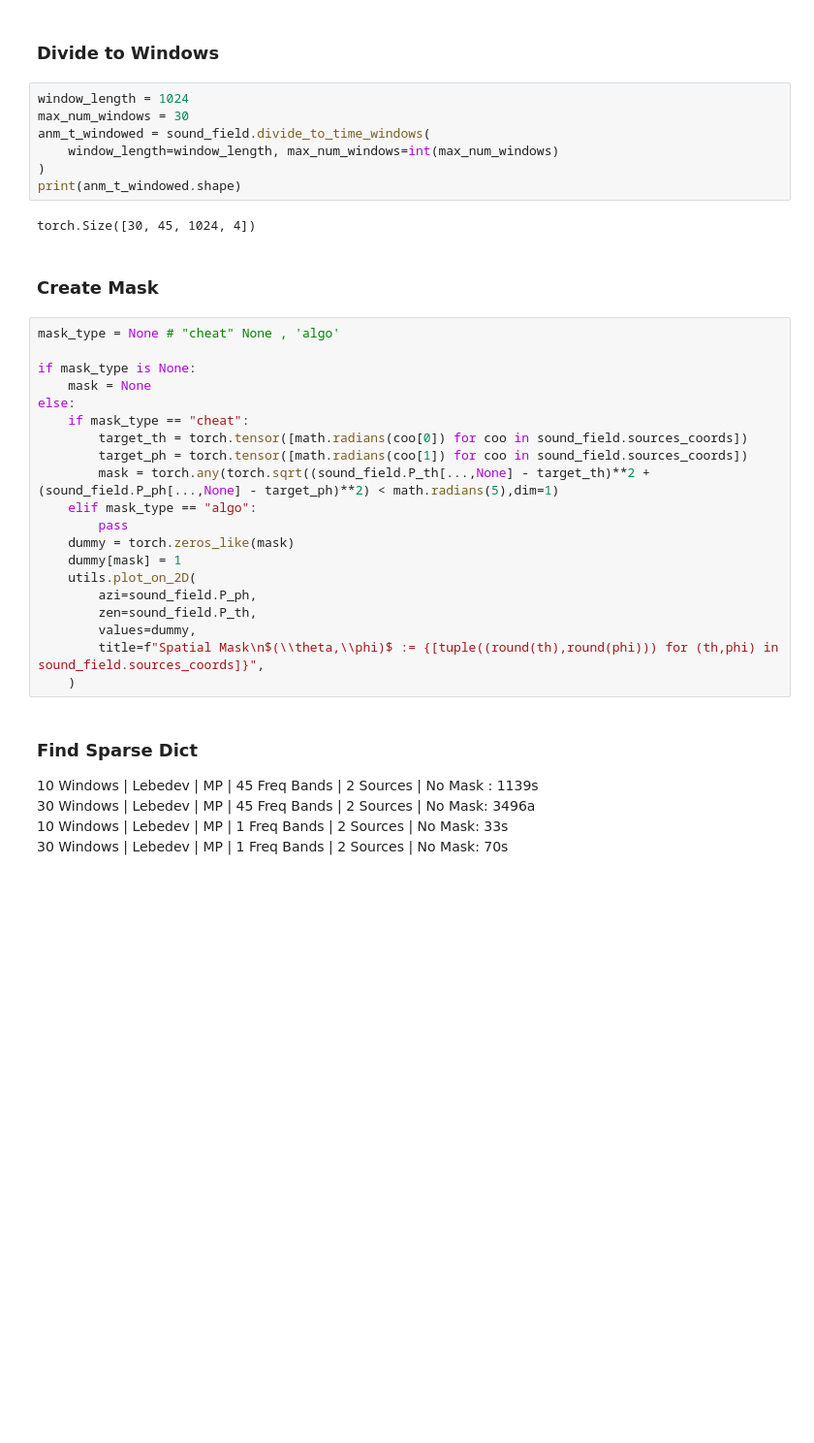
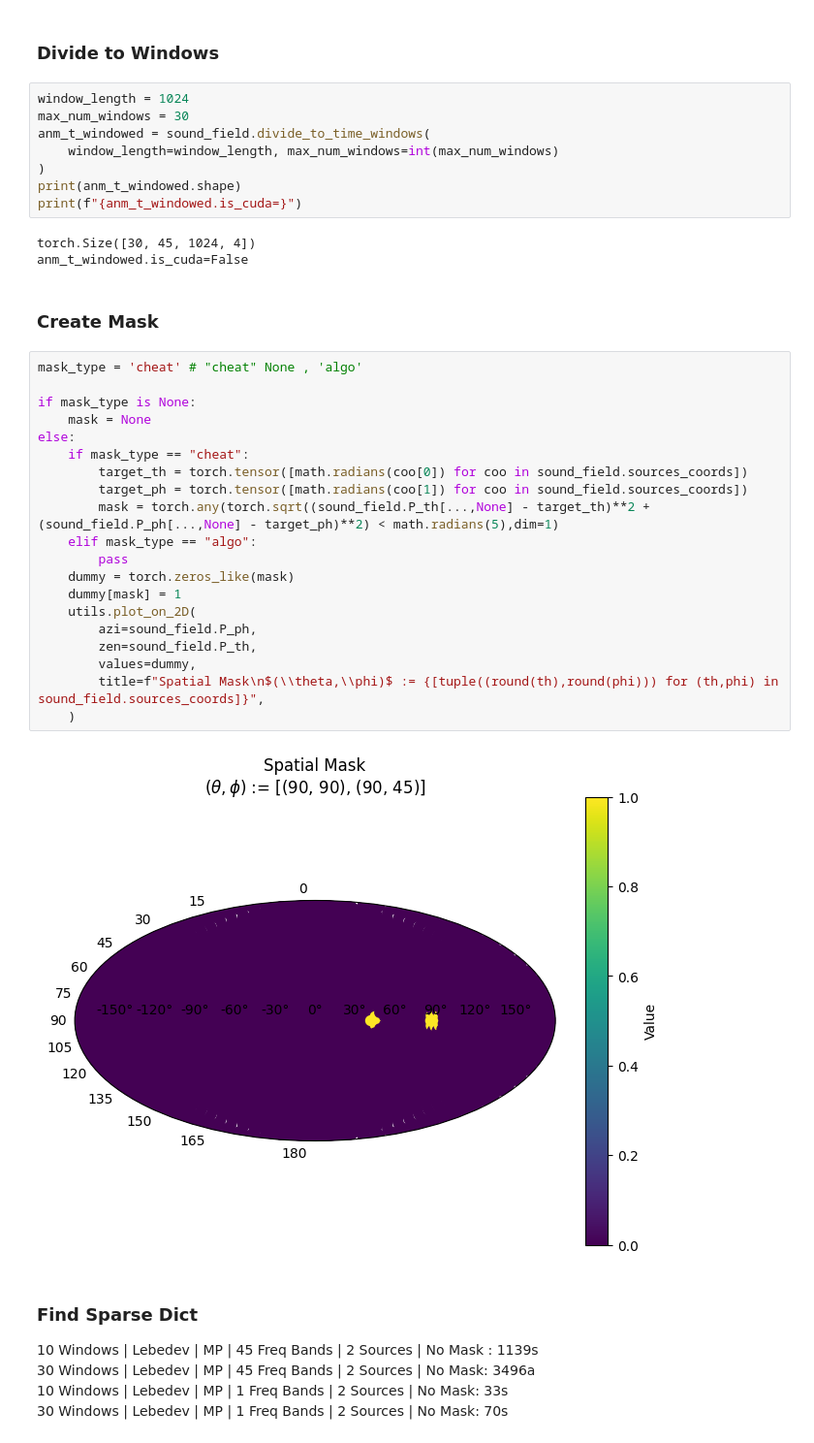
Before and after one commit to Amitmils/AmbisonicUpscaling, a Jupyter notebook: run_script.ipynb, the cells around one changed output. Shown at 97% size. Drawn from its saved outputs; the diff is of its cells as text; blank space fills up the shorter version.

```diff
--- a/run_script.ipynb
+++ b/run_script.ipynb
@@ -64,30 +63,34 @@ anm_t_windowed = sound_field.divide_to_time_windows(
     window_length=window_length, max_num_windows=int(max_num_windows)
 )
 print(anm_t_windowed.shape)
+print(f"{anm_t_windowed.is_cuda=}")
 # %% [output]
 torch.Size([30, 45, 1024, 4])
+anm_t_windowed.is_cuda=False
 # %% [markdown]
 ### Create Mask
 # %%
-mask_type = None # "cheat" None , 'algo'
+mask_type = 'cheat' # "cheat" None , 'algo'
 
 if mask_type is None:
     mask = None
 else:
     if mask_type == "cheat":
         target_th = torch.tensor([math.radians(coo[0]) for coo in sound_field.sources_coords])
         target_ph = torch.tensor([math.radians(coo[1]) for coo in sound_field.sources_coords])
         mask = torch.any(torch.sqrt((sound_field.P_th[...,None] - target_th)**2 + (sound_field.P_ph[...,None] - target_ph)**2) < math.radians(5),dim=1)
     elif mask_type == "algo":
         pass
     dummy = torch.zeros_like(mask)
     dummy[mask] = 1
     utils.plot_on_2D(
         azi=sound_field.P_ph,
         zen=sound_field.P_th,
         values=dummy,
         title=f"Spatial Mask\n$(\\theta,\\phi)$ := {[tuple((round(th),round(phi))) for (th,phi) in sound_field.sources_coords]}",
     )
+# %% [output]
+[figure, added]
 # %% [markdown]
 ### Find Sparse Dict
 10 Windows | Lebedev | MP | 45 Freq Bands | 2 Sources | No Mask : 1139s \
```
Also changed, not shown: parts of 5 cells of this notebook, 2 other files.
